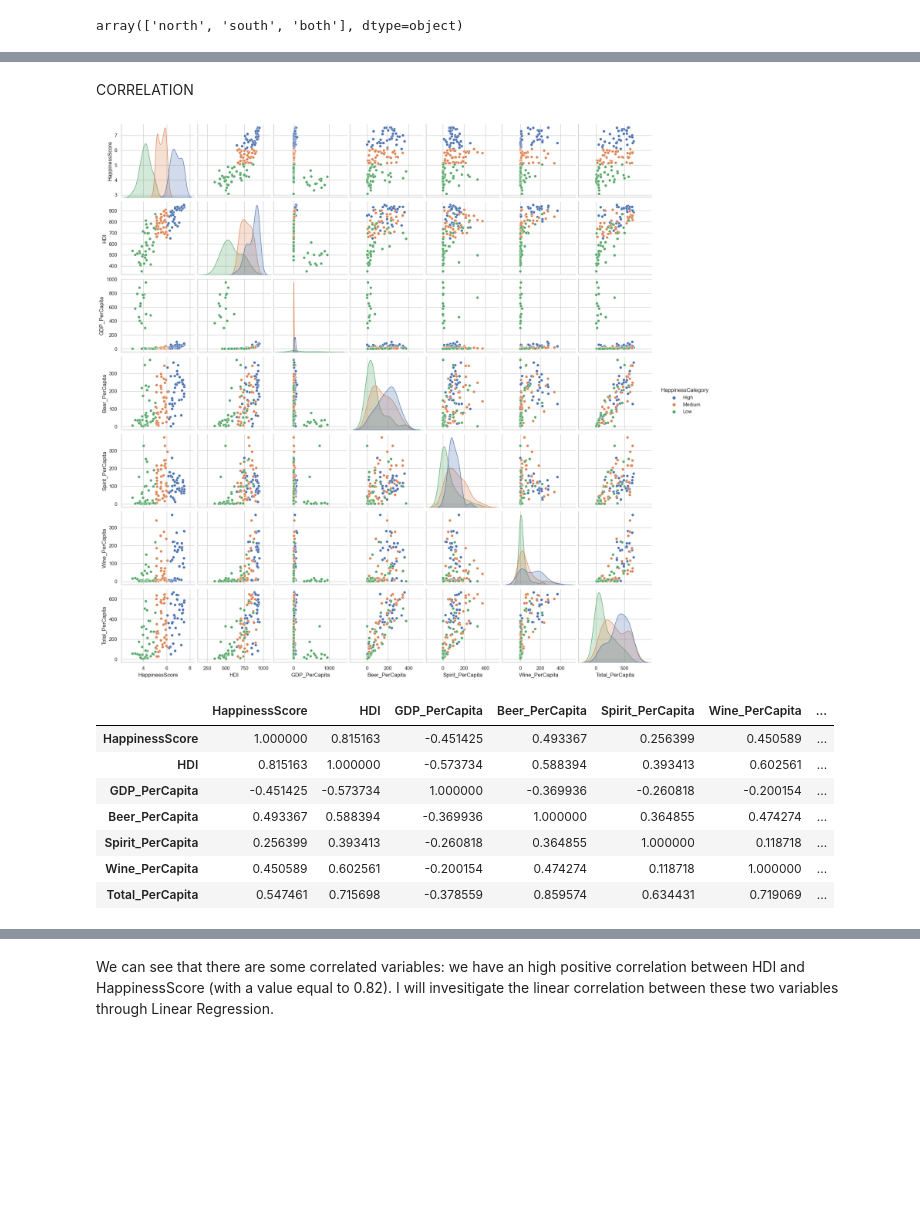
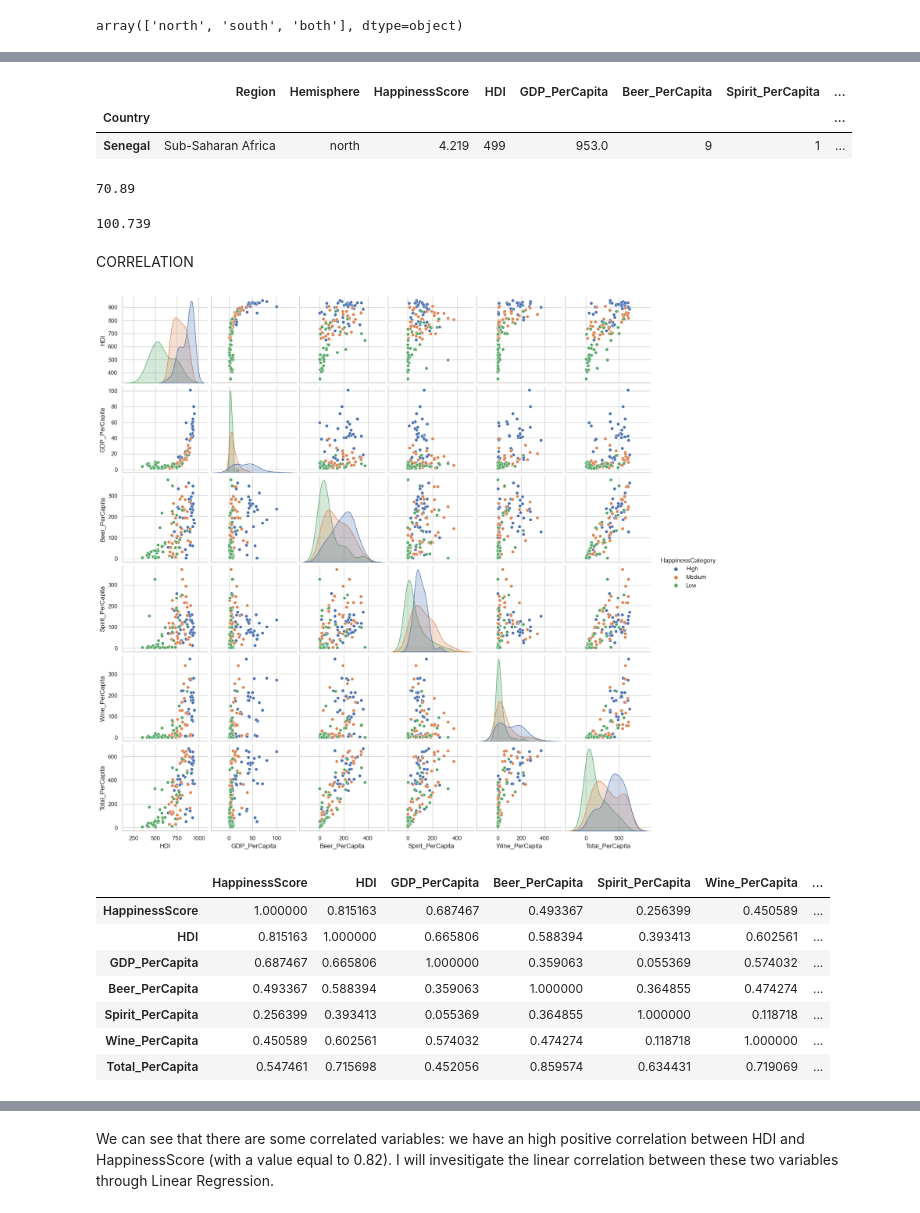
Before and after one commit to alessiasanfelici/Social_Research_Project, a Jupyter notebook: Alchool and Happiness.ipynb, the cells around one changed output, grey strips where cells are left out. Cells and saved outputs as stored; diff of their text form; code cells hidden in the pictures; blank space fills up the shorter version.

```diff
--- a/Alchool and Happiness.ipynb
+++ b/Alchool and Happiness.ipynb
@@ -91,21 +113,39 @@ array(['north', 'south', 'both'], dtype=object)
+# %%
+happiness_data.loc[happiness_data.loc[:, "GDP_PerCapita"] == happiness_data.loc[:, "GDP_PerCapita"].max()]
+# %% [output]
+|  | Region | Hemisphere | HappinessScore | HDI | GDP_PerCapita | Beer_PerCapita | Spirit_PerCapita | ... |
+| Country |  |  |  |  |  |  |  | ... |
+| Senegal | Sub-Saharan Africa | north | 4.219 | 499 | 953.0 | 9 | 1 | ... |
+# %%
+happiness_data.loc["Norway", "GDP_PerCapita"]
+# %% [output]
+70.89
+# %%
+for i in happiness_data.index:
+    if happiness_data.loc[i, "GDP_PerCapita"] > 200:
+        happiness_data.at[i, "GDP_PerCapita"] = happiness_data.loc[i, "GDP_PerCapita"] / 100
+# %%
+happiness_data.loc[:, "GDP_PerCapita"].max()
+# %% [output]
+100.739
 # %% [markdown]
 CORRELATION
 # %%
-g = sb.pairplot(happiness_data.iloc[:, 2:], hue = "HappinessCategory")
+g = sb.pairplot(happiness_data, vars=["HDI", "GDP_PerCapita", "Beer_PerCapita", "Spirit_PerCapita", "Wine_PerCapita", "Total_PerCapita"], hue = "HappinessCategory")
 plt.show()
 # %% [output]
-[figure, old version]
+[figure, new version]
 # %%
 happiness_data.corr()
 # %% [output]
 |  | HappinessScore | HDI | GDP_PerCapita | Beer_PerCapita | Spirit_PerCapita | Wine_PerCapita | ... |
-| HappinessScore | 1.000000 | 0.815163 | -0.451425 | 0.493367 | 0.256399 | 0.450589 | ... |
-| HDI | 0.815163 | 1.000000 | -0.573734 | 0.588394 | 0.393413 | 0.602561 | ... |
-| GDP_PerCapita | -0.451425 | -0.573734 | 1.000000 | -0.369936 | -0.260818 | -0.200154 | ... |
-| Beer_PerCapita | 0.493367 | 0.588394 | -0.369936 | 1.000000 | 0.364855 | 0.474274 | ... |
-| Spirit_PerCapita | 0.256399 | 0.393413 | -0.260818 | 0.364855 | 1.000000 | 0.118718 | ... |
-| Wine_PerCapita | 0.450589 | 0.602561 | -0.200154 | 0.474274 | 0.118718 | 1.000000 | ... |
-| Total_PerCapita | 0.547461 | 0.715698 | -0.378559 | 0.859574 | 0.634431 | 0.719069 | ... |
+| HappinessScore | 1.000000 | 0.815163 | 0.687467 | 0.493367 | 0.256399 | 0.450589 | ... |
+| HDI | 0.815163 | 1.000000 | 0.665806 | 0.588394 | 0.393413 | 0.602561 | ... |
+| GDP_PerCapita | 0.687467 | 0.665806 | 1.000000 | 0.359063 | 0.055369 | 0.574032 | ... |
+| Beer_PerCapita | 0.493367 | 0.588394 | 0.359063 | 1.000000 | 0.364855 | 0.474274 | ... |
+| Spirit_PerCapita | 0.256399 | 0.393413 | 0.055369 | 0.364855 | 1.000000 | 0.118718 | ... |
+| Wine_PerCapita | 0.450589 | 0.602561 | 0.574032 | 0.474274 | 0.118718 | 1.000000 | ... |
+| Total_PerCapita | 0.547461 | 0.715698 | 0.452056 | 0.859574 | 0.634431 | 0.719069 | ... |
 # %%
 dataplot = sb.heatmap(happiness_data.corr(), cmap="YlGnBu", annot=True)
 plt.show()
```
Also changed, not shown: parts of 34 cells of this notebook.
